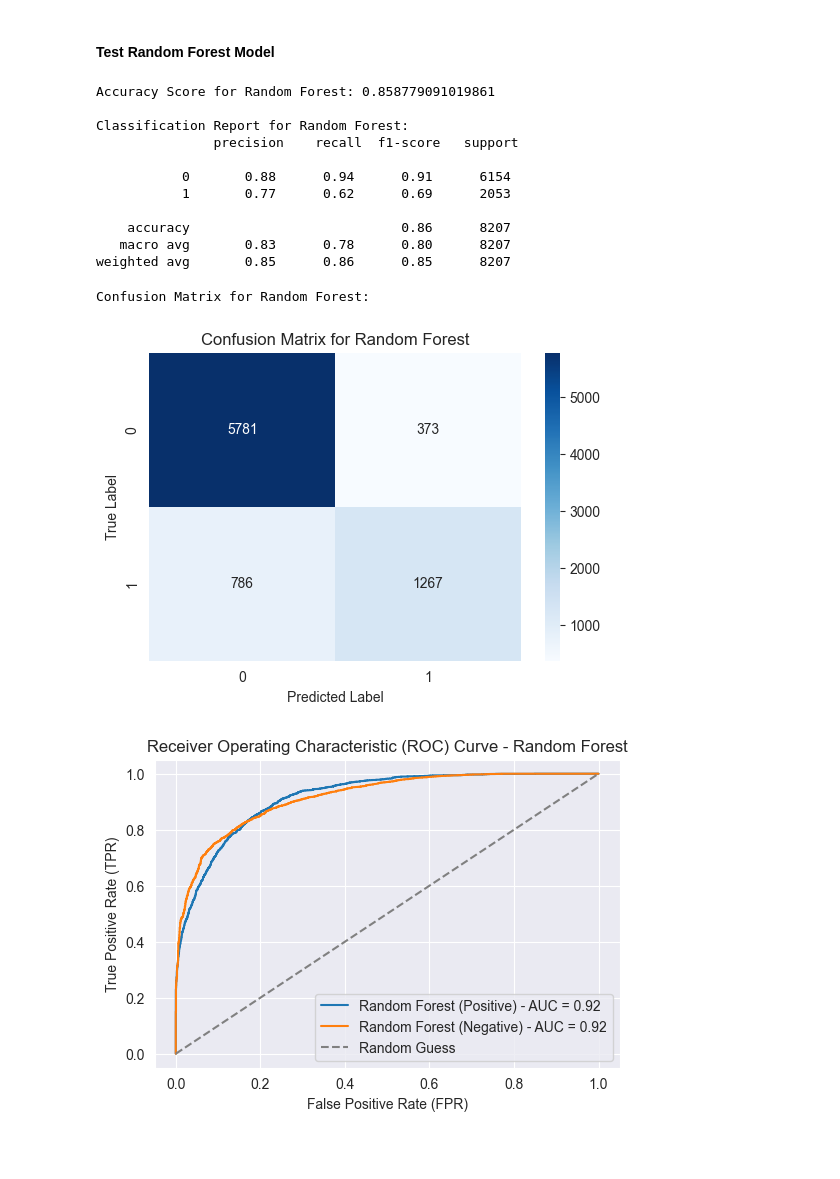
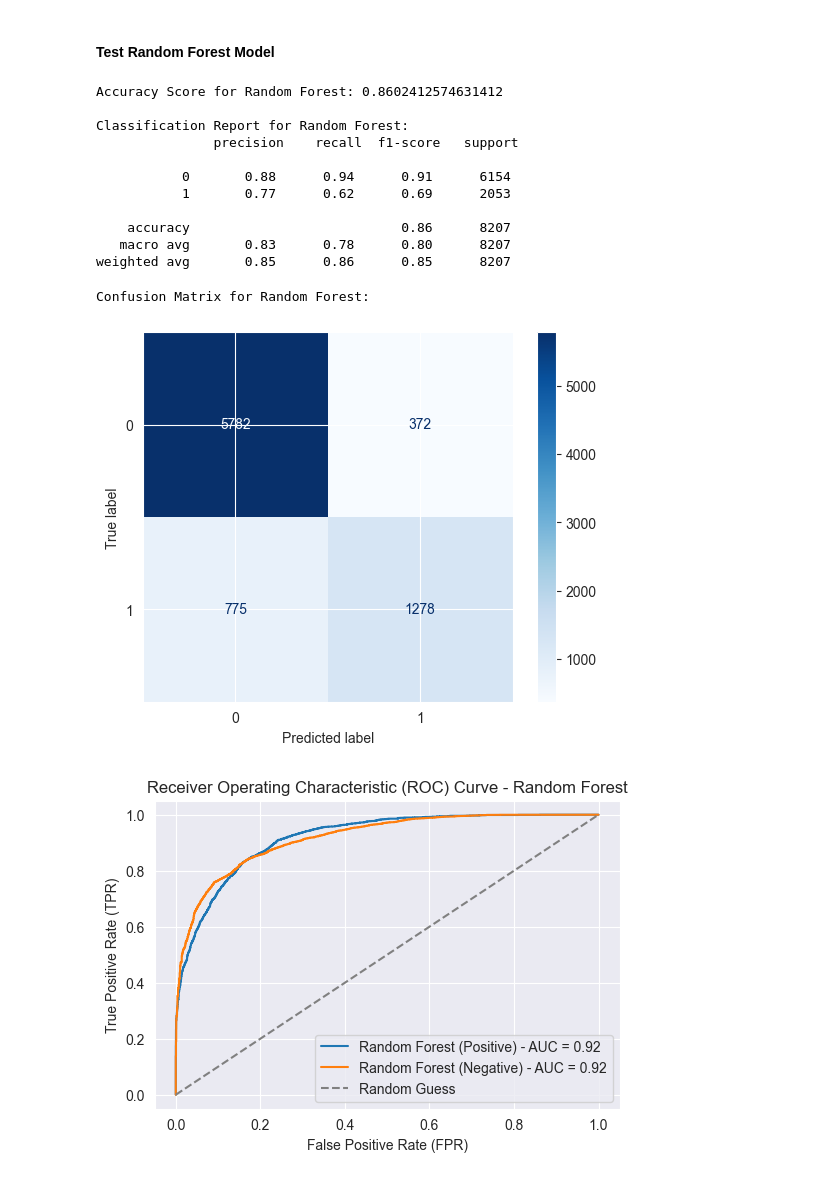
Before and after one commit to Aadhil21/ML-Coursework, a Jupyter notebook: main.ipynb, the cells around one changed output. Cells and saved outputs as stored; diff of their text form; code cells hidden in the pictures; blank space fills up the shorter version.

```diff
--- a/main.ipynb
+++ b/main.ipynb
@@ -97,7 +100,7 @@ for feature in df:
 #### Drop Unwanted Columns
 # %%
 # Drop column
-df = df.drop(['fnlwgt'],axis = 1)
+df = df.drop(['fnlwgt', 'education'],axis = 1)
 # %% [markdown]
 #### Replace ? with NaN and Drop NaN and Duplicates
 # %%
@@ -326,7 +322,7 @@ print("Accuracy Score for Random Forest:", rf_accuracy, '\n')
 rf_classification_report = classification_report(y_test, rf_predictions)
 print("Classification Report for Random Forest:\n", rf_classification_report)
 # %% [output]
-Accuracy Score for Random Forest: 0.858779091019861
+Accuracy Score for Random Forest: 0.8602412574631412
 
 Classification Report for Random Forest:
                precision    recall  f1-score   support
@@ -339,18 +335,12 @@ Classification Report for Random Forest:
 weighted avg       0.85      0.86      0.85      8207
 # %%
 # create confusion matrix
-rf_confusion_matrix = confusion_matrix(y_test, rf_predictions)
-print("Confusion Matrix for Random Forest:\n")
-
-plt.figure(figsize=(6, 4))
-sns.heatmap(rf_confusion_matrix, annot=True, cmap='Blues', fmt='g')
-plt.title('Confusion Matrix for Random Forest')
-plt.xlabel('Predicted Label')
-plt.ylabel('True Label')
+print("Confusion Matrix for Random Forest:")
+ConfusionMatrixDisplay.from_predictions(y_test, rf_predictions, cmap='Blues')
 plt.show()
 # %% [output]
 Confusion Matrix for Random Forest:
-[figure, old version]
+[figure, new version]
 # %%
 # calculate ROC
 y_prob_rf = rf.predict_proba(X_test)
```
Also changed, not shown: parts of 14 cells of this notebook.
